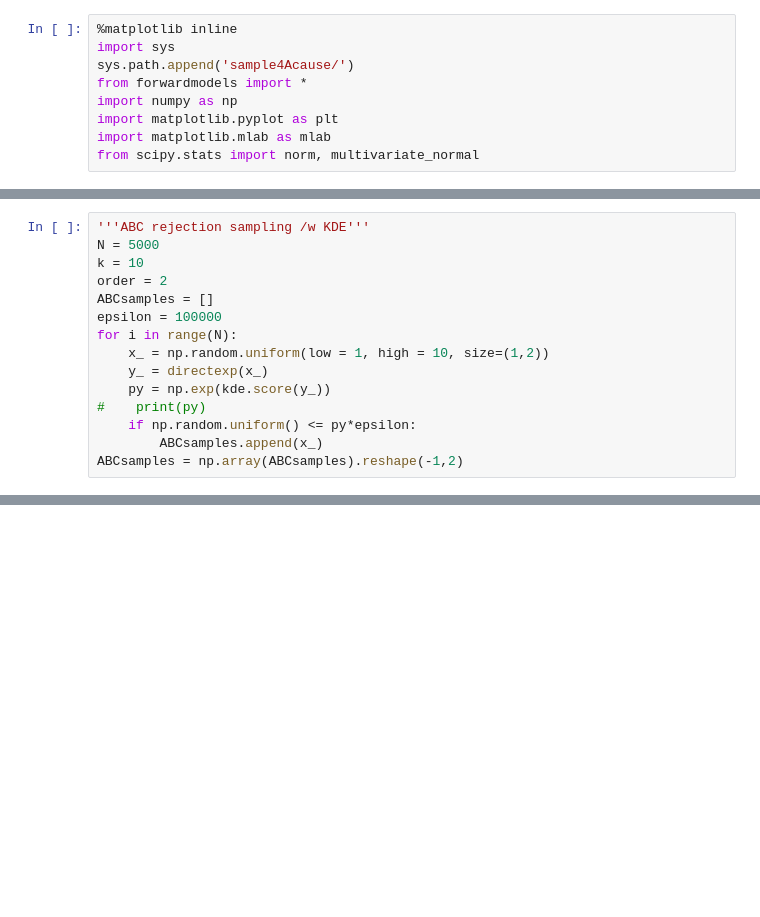
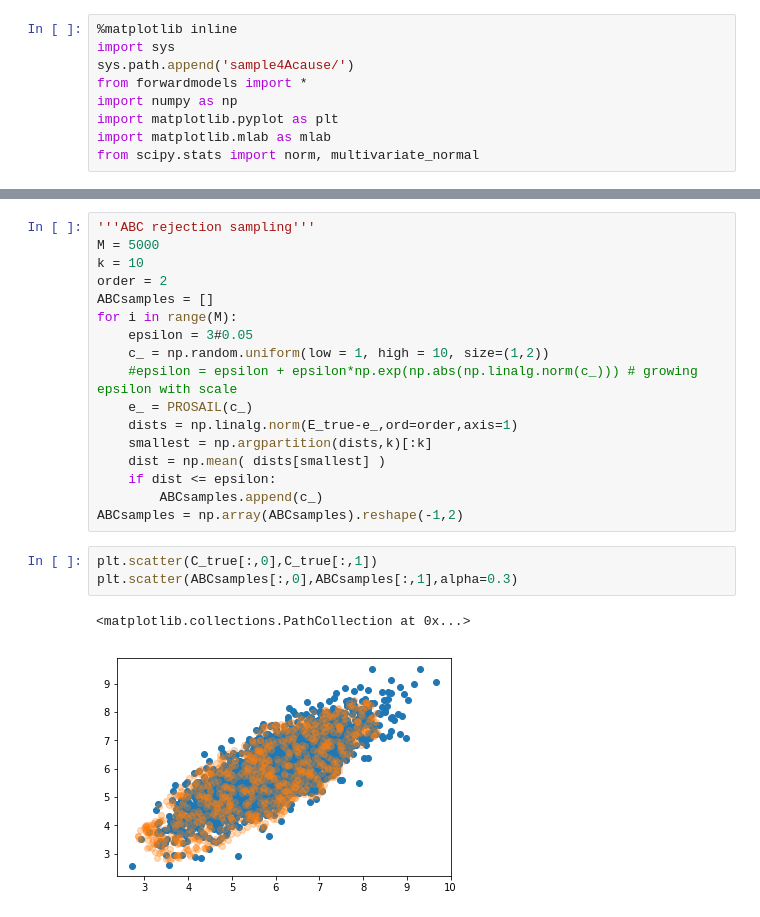
Before and after one commit to dhsvendsen/sample4Acause, a Jupyter notebook: Overview.ipynb, the cells around one changed output, grey strips where cells are left out. Cells and saved outputs as stored; diff of their text form; blank space fills up the shorter version.

```diff
--- a/Overview.ipynb
+++ b/Overview.ipynb
@@ -74,15 +9,0 @@ plt.scatter(ABCsamples[:,0],ABCsamples[:,1],alpha=0.3)
-# %%
-'''ABC rejection sampling /w KDE'''
-N = 5000
-k = 10
-order = 2
-ABCsamples = []
-epsilon = 100000
-for i in range(N):
-    x_ = np.random.uniform(low = 1, high = 10, size=(1,2))
-    y_ = directexp(x_)
-    py = np.exp(kde.score(y_))
-#    print(py)
-    if np.random.uniform() <= py*epsilon:
-        ABCsamples.append(x_)
-ABCsamples = np.array(ABCsamples).reshape(-1,2)
@@ -137,0 +67,23 @@ np.random.choice(a,size=a.shape[0],p=p)
+# %%
+'''ABC rejection sampling'''
+M = 5000
+k = 10
+order = 2
+ABCsamples = []
+for i in range(M):
+    epsilon = 3#0.05
+    c_ = np.random.uniform(low = 1, high = 10, size=(1,2))
+    #epsilon = epsilon + epsilon*np.exp(np.abs(np.linalg.norm(c_))) # growing epsilon with scale
+    e_ = PROSAIL(c_)
+    dists = np.linalg.norm(E_true-e_,ord=order,axis=1)
+    smallest = np.argpartition(dists,k)[:k]
+    dist = np.mean( dists[smallest] )
+    if dist <= epsilon:
+        ABCsamples.append(c_)
+ABCsamples = np.array(ABCsamples).reshape(-1,2)
+# %%
+plt.scatter(C_true[:,0],C_true[:,1])
+plt.scatter(ABCsamples[:,0],ABCsamples[:,1],alpha=0.3)
+# %% [output]
+<matplotlib.collections.PathCollection at 0x...>
+[figure, added]
```
Also changed, not shown: parts of 40 cells of this notebook.
